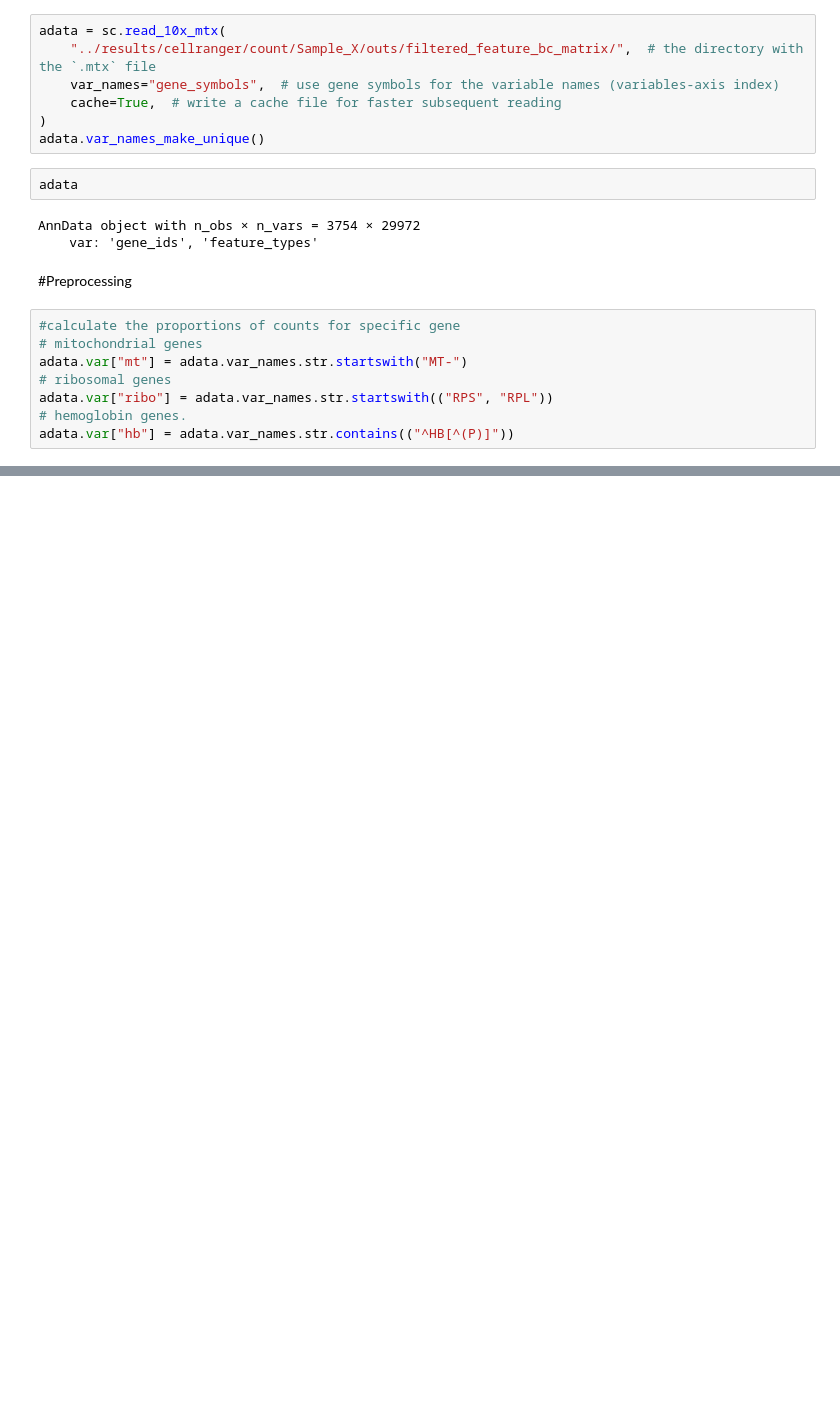
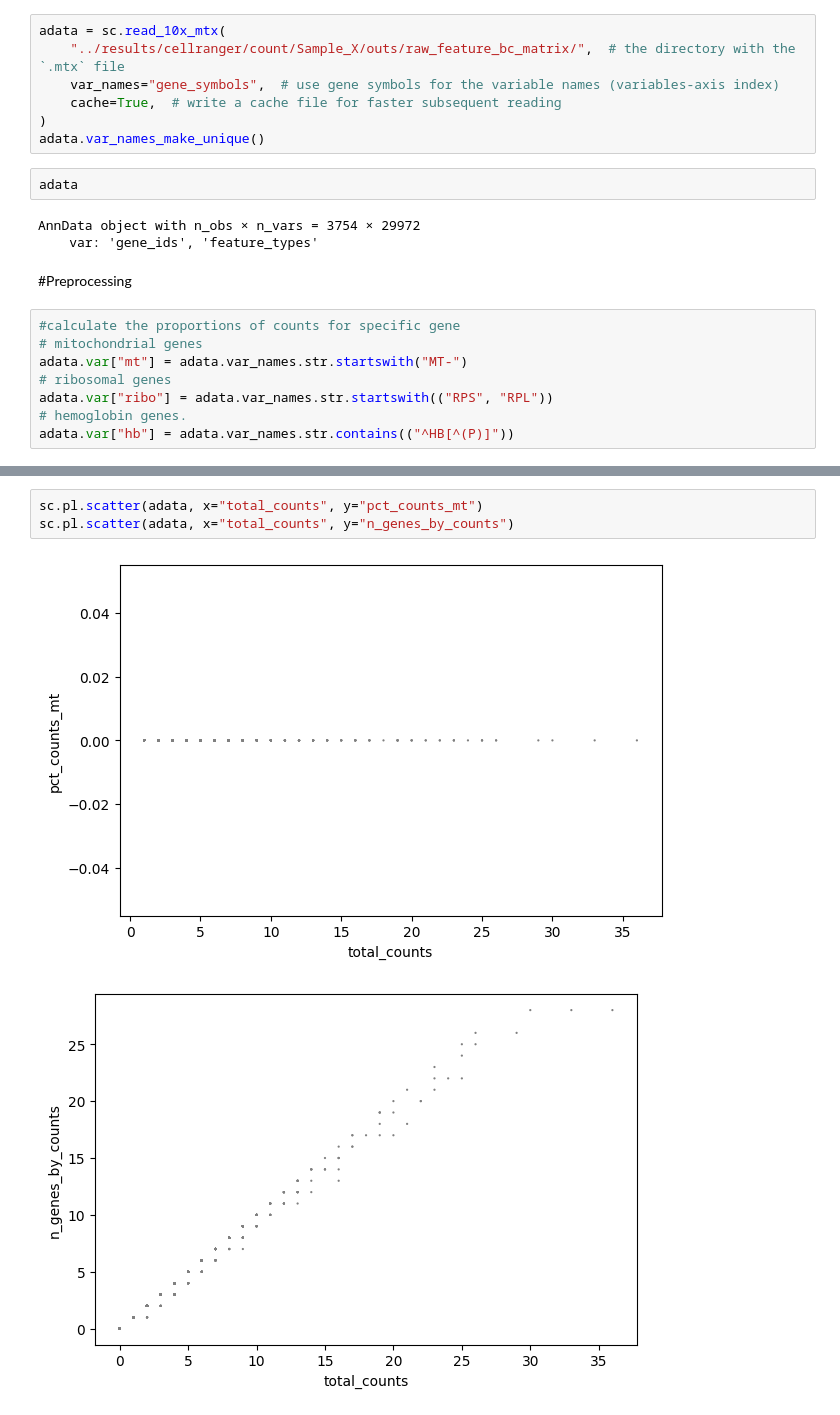
Before and after one commit to smigaz/scrnaseq_analysis, a Jupyter notebook: qc.ipynb, the cells around one changed output, grey strips where cells are left out. Drawn from its saved outputs; the diff is of its cells as text; blank space fills up the shorter version.

```diff
--- a/qc.ipynb
+++ b/qc.ipynb
@@ -6,7 +6,7 @@ import scanpy as sc
 results_file = "../results/cellranger/mtx_conversions/combined_matrix.h5ad"
 # %%
 adata = sc.read_10x_mtx(
-    "../results/cellranger/count/Sample_X/outs/filtered_feature_bc_matrix/",  # the directory with the `.mtx` file
+    "../results/cellranger/count/Sample_X/outs/raw_feature_bc_matrix/",  # the directory with the `.mtx` file
     var_names="gene_symbols",  # use gene symbols for the variable names (variables-axis index)
     cache=True,  # write a cache file for faster subsequent reading
 )
@@ -47,0 +57,6 @@ NameError: name 'sc' is not defined
+# %%
+sc.pl.scatter(adata, x="total_counts", y="pct_counts_mt")
+sc.pl.scatter(adata, x="total_counts", y="n_genes_by_counts")
+# %% [output]
+[figure, added]
+[figure, added]
```
Also changed, not shown: parts of 3 cells of this notebook, 3 other files.
